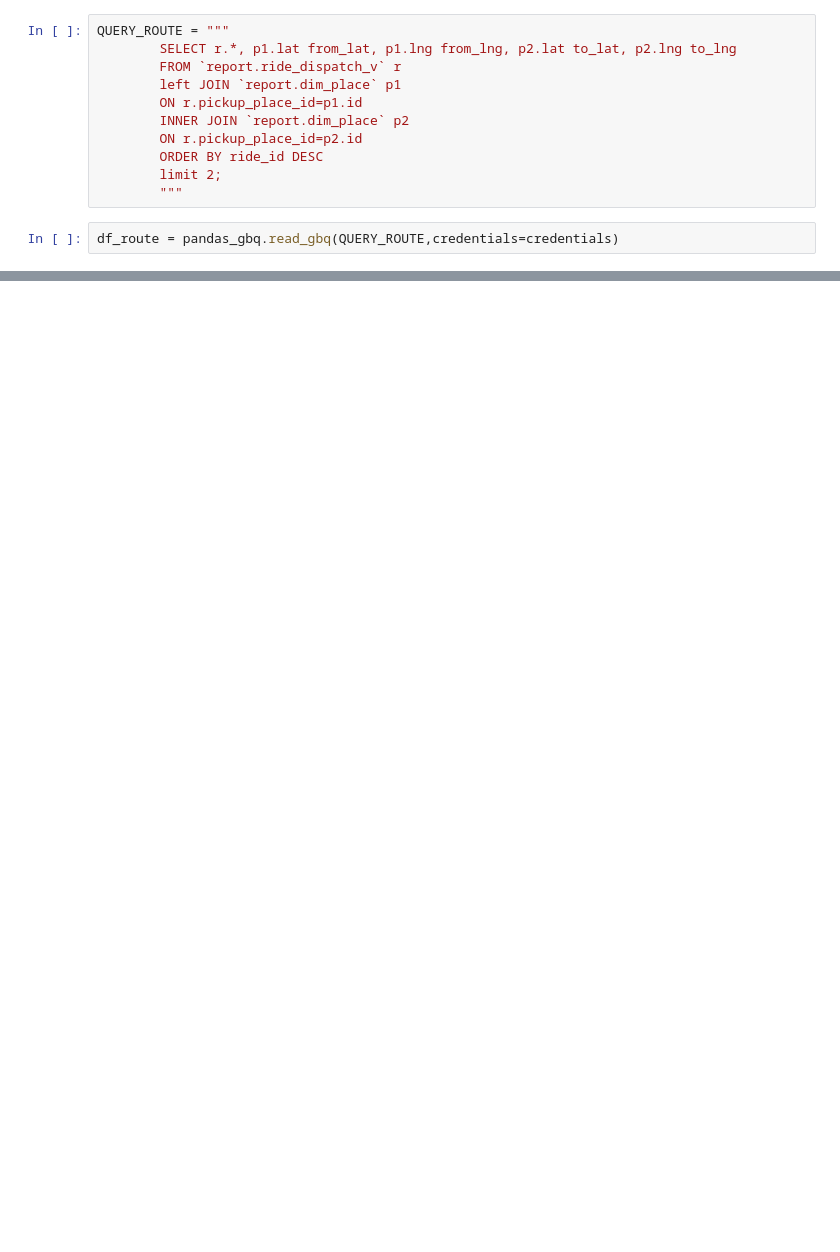
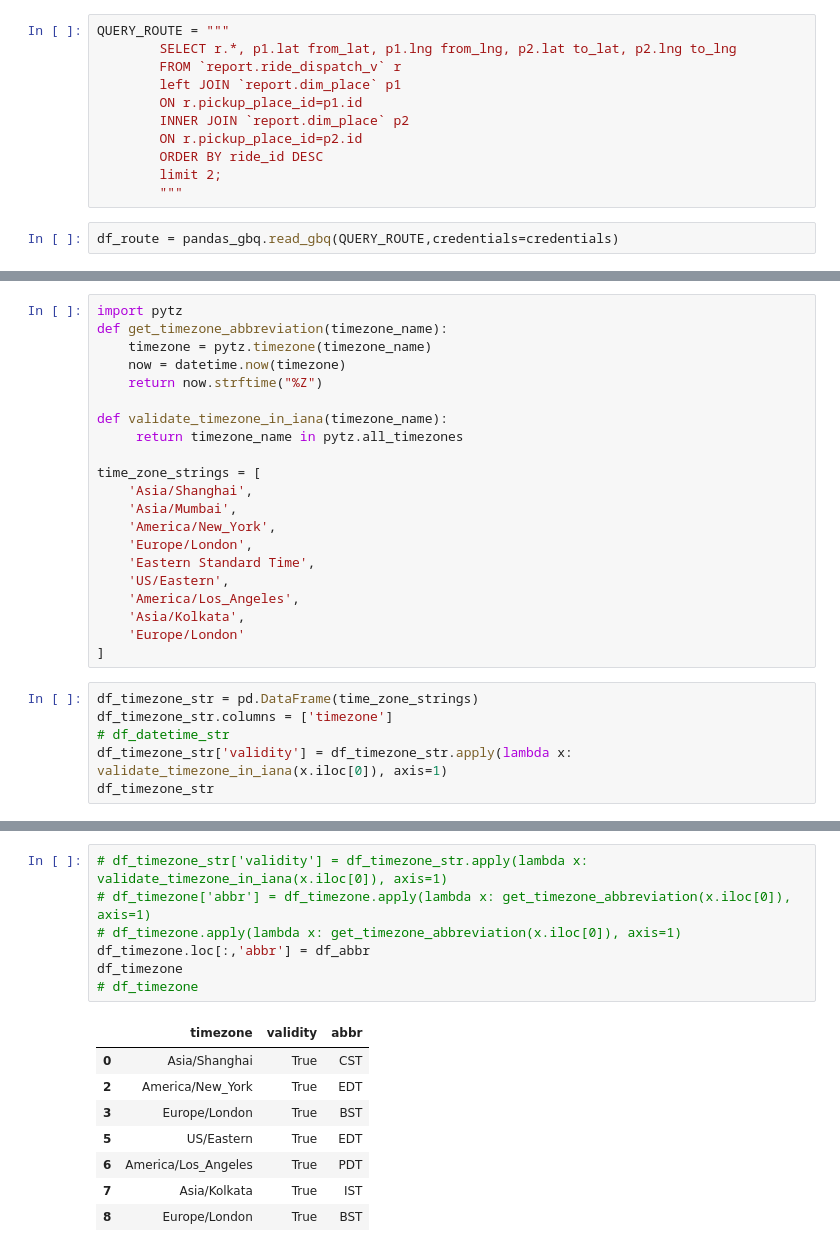
Before and after one commit to Binjian/pricing, a Jupyter notebook: nbs/099.sandbox.ipynb, the cells around one changed output, grey strips where cells are left out. Drawn from its saved outputs; the diff is of its cells as text; blank space fills up the shorter version.

```diff
--- a/nbs/099.sandbox.ipynb
+++ b/nbs/099.sandbox.ipynb
@@ -80,0 +294,27 @@ df_route.dtypes
+# %%
+import pytz
+def get_timezone_abbreviation(timezone_name):
+    timezone = pytz.timezone(timezone_name)
+    now = datetime.now(timezone)
+    return now.strftime("%Z")
+
+def validate_timezone_in_iana(timezone_name):
+     return timezone_name in pytz.all_timezones
+
+time_zone_strings = [
+    'Asia/Shanghai',
+    'Asia/Mumbai',
+    'America/New_York',
+    'Europe/London',
+    'Eastern Standard Time',
+    'US/Eastern',
+    'America/Los_Angeles',
+    'Asia/Kolkata',
+    'Europe/London'
+]
+# %%
+df_timezone_str = pd.DataFrame(time_zone_strings)
+df_timezone_str.columns = ['timezone']
+# df_datetime_str
+df_timezone_str['validity'] = df_timezone_str.apply(lambda x: validate_timezone_in_iana(x.iloc[0]), axis=1)
+df_timezone_str
@@ -80,0 +369,16 @@ df_route.dtypes
+# %%
+# df_timezone_str['validity'] = df_timezone_str.apply(lambda x: validate_timezone_in_iana(x.iloc[0]), axis=1)
+# df_timezone['abbr'] = df_timezone.apply(lambda x: get_timezone_abbreviation(x.iloc[0]), axis=1)
+# df_timezone.apply(lambda x: get_timezone_abbreviation(x.iloc[0]), axis=1)
+df_timezone.loc[:,'abbr'] = df_abbr
+df_timezone
+# df_timezone
+# %% [output]
+|  | timezone | validity | abbr |
+| 0 | Asia/Shanghai | True | CST |
+| 2 | America/New_York | True | EDT |
+| 3 | Europe/London | True | BST |
+| 5 | US/Eastern | True | EDT |
+| 6 | America/Los_Angeles | True | PDT |
+| 7 | Asia/Kolkata | True | IST |
+| 8 | Europe/London | True | BST |
```
Also changed, not shown: parts of 22 cells of this notebook, 5 other files.
